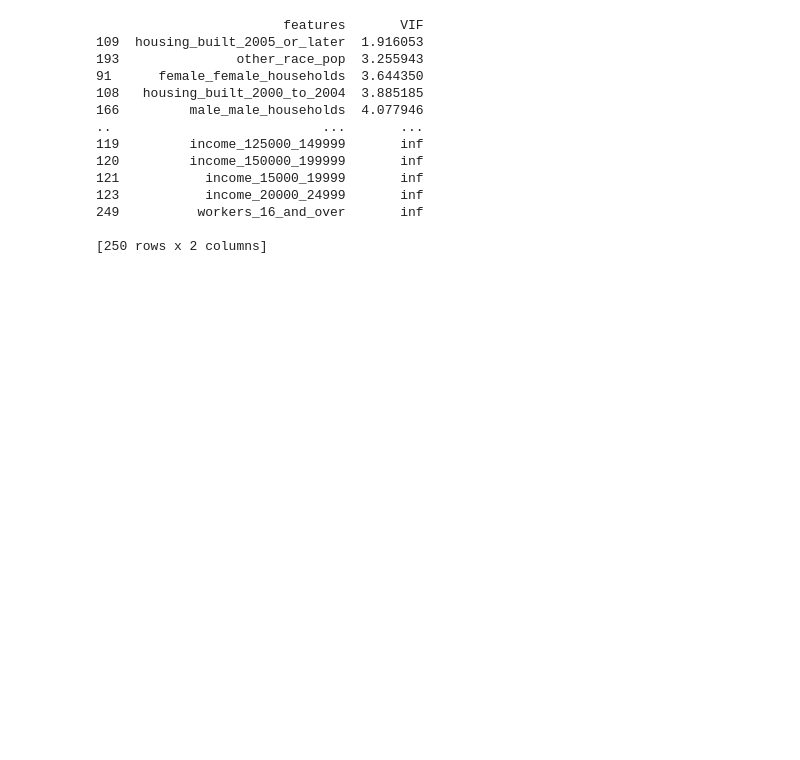
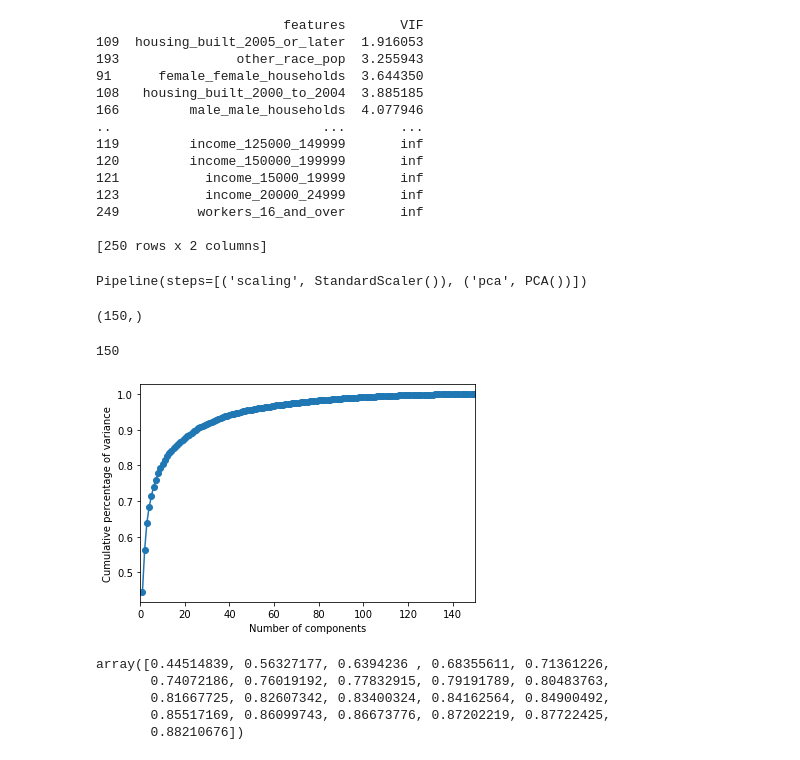
Before and after one commit to Skipp-py/NYCDSA_Capstone, a Jupyter notebook: Cherie/acs_ft_selection.ipynb, the cells around one changed output. Saved outputs shown, nothing was run; the diff lists cells and outputs as text; code cells hidden in the pictures; blank space fills up the shorter version.

```diff
--- a/Cherie/acs_ft_selection.ipynb
+++ b/Cherie/acs_ft_selection.ipynb
@@ -156,0 +314,37 @@ print(vif_data.sort_values(by = "VIF"))
+# %%
+from sklearn.decomposition import PCA
+from sklearn.pipeline import Pipeline
+from sklearn.preprocessing import StandardScaler
+pca = PCA(n_components = None)
+pipeline = Pipeline(
+    [("scaling", StandardScaler()),('pca', pca)]
+)
+pipeline.fit(X,y)
+# %% [output]
+Pipeline(steps=[('scaling', StandardScaler()), ('pca', PCA())])
+# %%
+pca_norm = pipeline.named_steps["pca"]
+pca_norm.explained_variance_ratio_.shape
+# %% [output]
+(150,)
+# %%
+len(X.columns)
+# %% [output]
+150
+# %%
+plt.scatter(range(1,len(X.columns)+1), np.cumsum(pca_norm.explained_variance_ratio_))
+plt.plot(range(1,len(X.columns)+1), np.cumsum(pca_norm.explained_variance_ratio_))
+plt.xlabel('Number of components')
+plt.ylabel('Cumulative percentage of variance')
+plt.xlim(0, 150)
+plt.show()
+# %% [output]
+[figure, added]
+# %%
+np.cumsum(pca_norm.explained_variance_ratio_)[0:21]
+# %% [output]
+array([0.44514839, 0.56327177, 0.6394236 , 0.68355611, 0.71361226,
+       0.74072186, 0.76019192, 0.77832915, 0.79191789, 0.80483763,
+       0.81667725, 0.82607342, 0.83400324, 0.84162564, 0.84900492,
+       0.85517169, 0.86099743, 0.86673776, 0.87202219, 0.87722425,
+       0.88210676])
```
Also changed, not shown: parts of 12 cells of this notebook, 3 other files.
